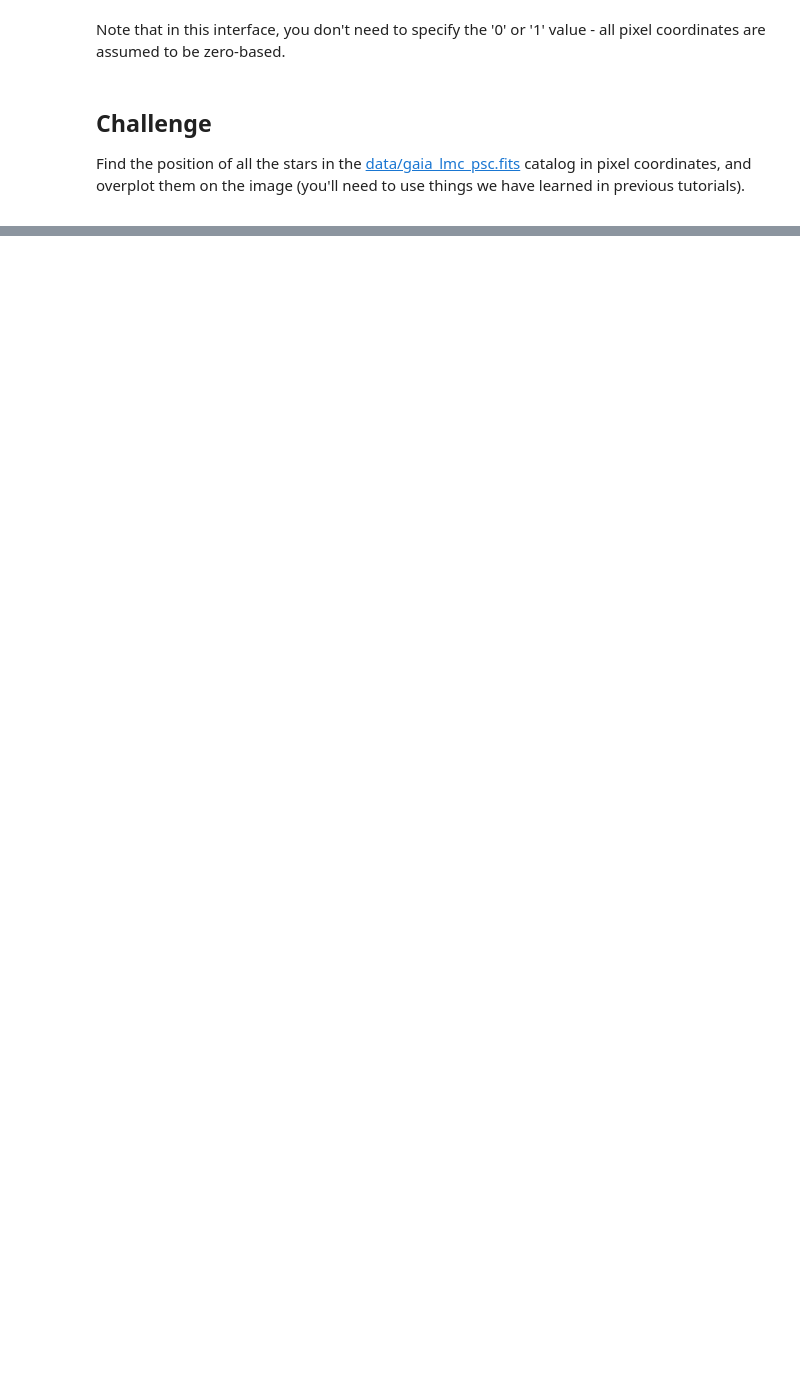
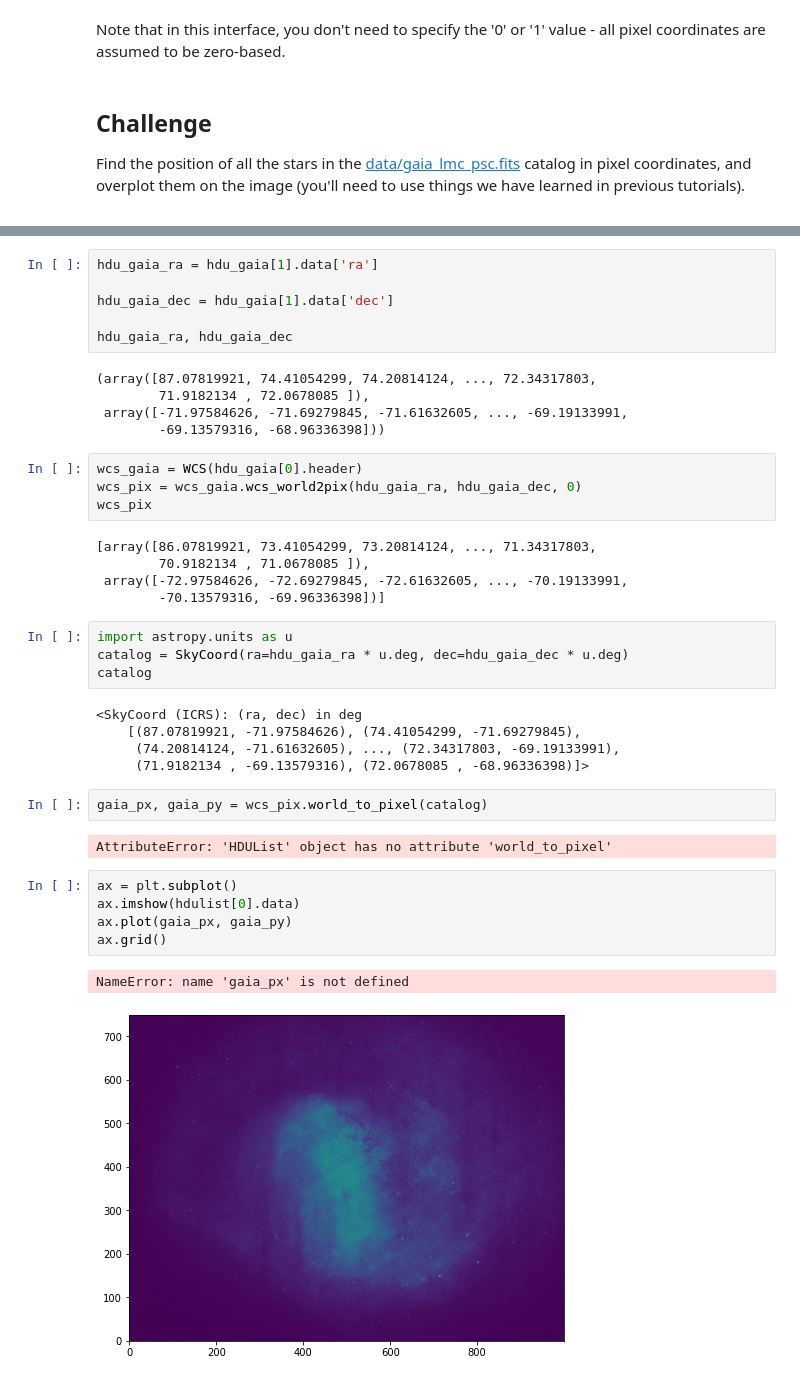
Before and after one commit to bsipocz/ASTR497, a Jupyter notebook: astropy_notebooks/07-wcs.ipynb, the cells around one changed output, grey strips where cells are left out. Drawn from its saved outputs; the diff is of its cells as text; blank space fills up the shorter version.

```diff
--- a/astropy_notebooks/07-wcs.ipynb
+++ b/astropy_notebooks/07-wcs.ipynb
@@ -79,3 +189,44 @@ Note that in this interface, you don't need to specify the '0' or '1' value - al
+# %%
+hdu_gaia_ra = hdu_gaia[1].data['ra']
+
+hdu_gaia_dec = hdu_gaia[1].data['dec']
+
+hdu_gaia_ra, hdu_gaia_dec
+# %% [output]
+(array([87.07819921, 74.41054299, 74.20814124, ..., 72.34317803,
+        71.9182134 , 72.0678085 ]),
+ array([-71.97584626, -71.69279845, -71.61632605, ..., -69.19133991,
+        -69.13579316, -68.96336398]))
+# %%
+wcs_gaia = WCS(hdu_gaia[0].header)
+wcs_pix = wcs_gaia.wcs_world2pix(hdu_gaia_ra, hdu_gaia_dec, 0)
+wcs_pix
+# %% [output]
+[array([86.07819921, 73.41054299, 73.20814124, ..., 71.34317803,
+        70.9182134 , 71.0678085 ]),
+ array([-72.97584626, -72.69279845, -72.61632605, ..., -70.19133991,
+        -70.13579316, -69.96336398])]
+# %%
+import astropy.units as u
+catalog = SkyCoord(ra=hdu_gaia_ra * u.deg, dec=hdu_gaia_dec * u.deg)
+catalog
+# %% [output]
+<SkyCoord (ICRS): (ra, dec) in deg
+    [(87.07819921, -71.97584626), (74.41054299, -71.69279845),
+     (74.20814124, -71.61632605), ..., (72.34317803, -69.19133991),
+     (71.9182134 , -69.13579316), (72.0678085 , -68.96336398)]>
+# %%
+gaia_px, gaia_py = wcs_pix.world_to_pixel(catalog)
+# %% [output]
+AttributeError: 'HDUList' object has no attribute 'world_to_pixel'
+# %%
+ax = plt.subplot()
+ax.imshow(hdulist[0].data)
+ax.plot(gaia_px, gaia_py)
+ax.grid()
+# %% [output]
+NameError: name 'gaia_px' is not defined
+[figure, added]
 # %% [markdown]
 <center><i>This notebook was originally written by <a href="https://aperiosoftware.com/">Aperio Software Ltd</a> and modified by Brigitta Sipőcz. &copy; 2019-2021 and is licensed under a <a href="https://creativecommons.org/licenses/by/4.0/">Creative Commons Attribution 4.0 International License (CC BY 4.0)</a></i></center>
 
```
Also changed, not shown: parts of 16 cells of this notebook, 3 other files.
